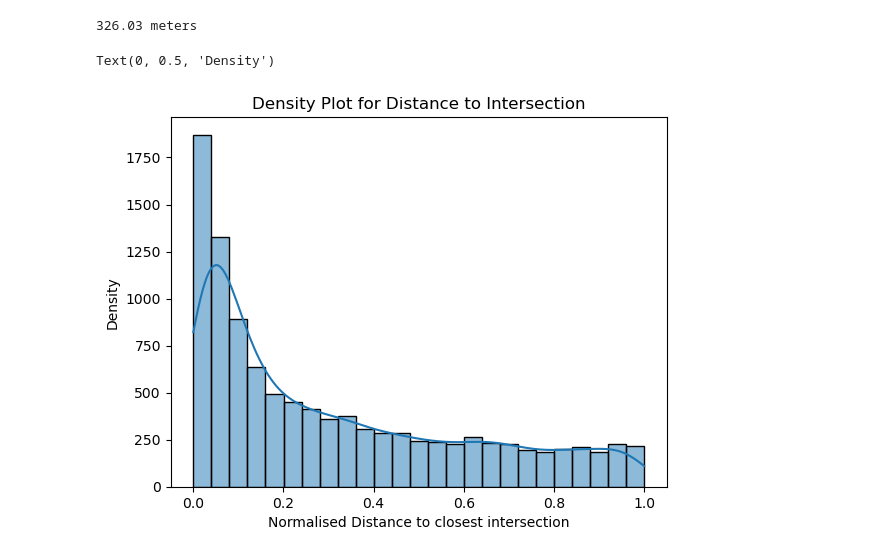
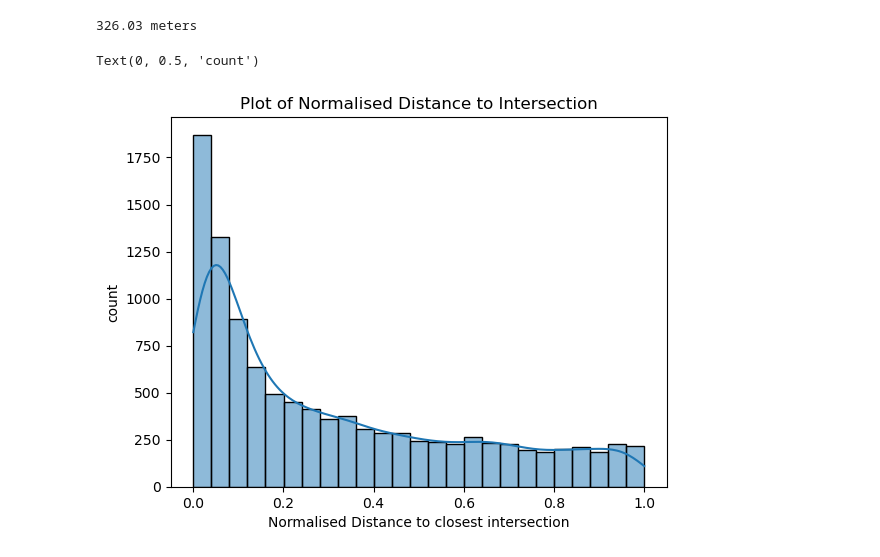
Before and after one commit to RichardGubijev/NDACW2, a Jupyter notebook: taskB/task_b.ipynb, the cells around one changed output. Cells and saved outputs as stored; diff of their text form; code cells hidden in the pictures.

```diff
--- a/taskB/task_b.ipynb
+++ b/taskB/task_b.ipynb
@@ -346,11 +349,11 @@ print(f'{round(total_distance/num_rows, 2)} meters')
 # %%
 data_points = concat_data['Fraction Distance']
 
 sns.histplot(data_points, kde = True)
 
-plt.title('Density Plot for Distance to Intersection')
+plt.title('Plot of Normalised Distance to Intersection')
 plt.xlabel('Normalised Distance to closest intersection')
-plt.ylabel('Density')
+plt.ylabel('count')
 # %% [output]
-Text(0, 0.5, 'Density')
+Text(0, 0.5, 'count')
-[figure, old version]
+[figure, new version]
```
Also changed, not shown: parts of 3 cells of this notebook.
